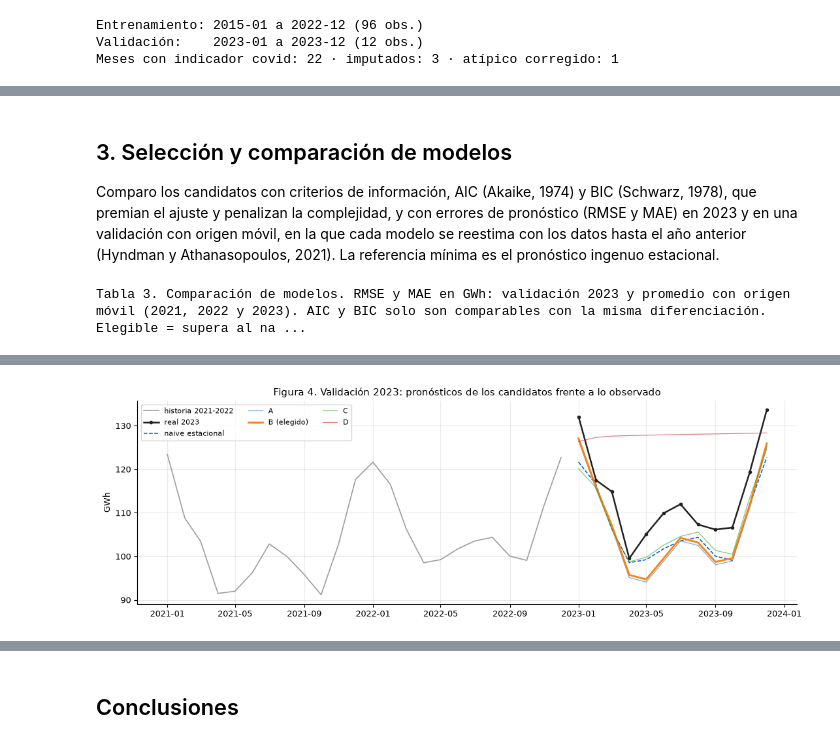
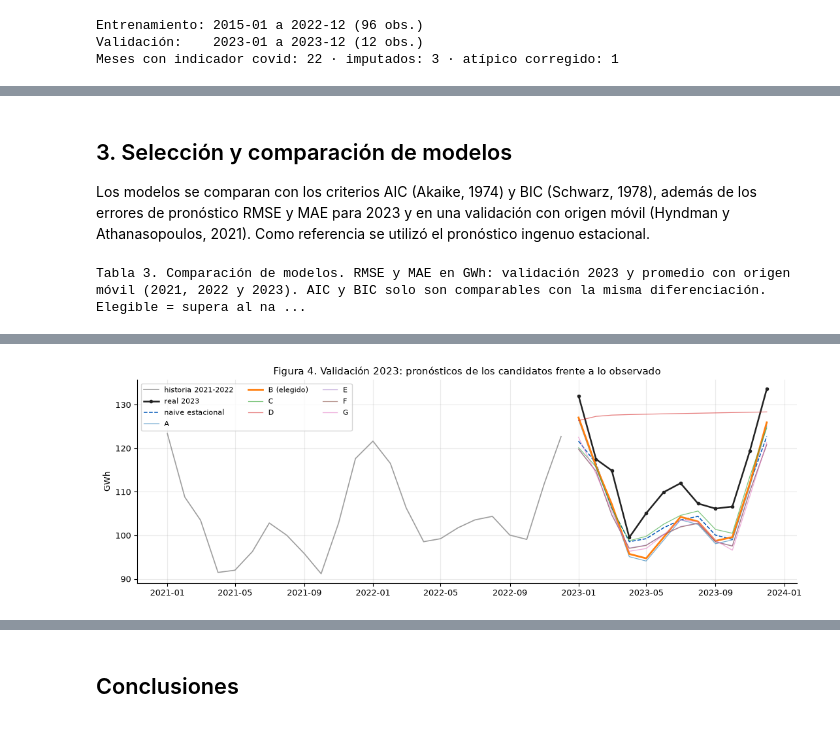
Before and after one commit to robertomoncada-blip/Magister_ciencia_datos, a Jupyter notebook: MCDI505/notebooks/mcdi505_f2rmoncada.ipynb, the cells around one changed output, grey strips where cells are left out. Saved outputs shown, nothing was run; the diff lists cells and outputs as text; code cells hidden in the pictures.

```diff
--- a/MCDI505/notebooks/mcdi505_f2rmoncada.ipynb
+++ b/MCDI505/notebooks/mcdi505_f2rmoncada.ipynb
@@ -206,7 +189,8 @@ for ax in axes:
     for k in (12, 24):
         ax.axvline(k, color=GRIS, ls=":", lw=0.8)
 plt.tight_layout(); plt.show()
-print(f"Banda 95 % = ±{c(banda, 3)} · rezagos ACF significativos: {sig_acf} · rezagos PACF significativos: {sig_pacf}")
+print(f"Banda 95 % = ±{c(banda, 3)} · rezagos ACF significativos: {sig_acf} · rezagos PACF significativos: {sig_pacf} · "
+      f"rezago {S}: ACF = {c(r_w[S])}, PACF = {c(p_w[S])}")
 
 # ---- Órdenes sugeridos por la evidencia (regla explícita) ----
 def mayor_corto(sig, tope=3):
@@ -223,8 +207,11 @@ d, D = d_sel, D_sel
 candidatos = [
     ("A. SARIMA sugerido por ACF/PACF", "SARIMA", (p_sug, d, q_sug, P_sug, D, Q_sug)),
     ("B. SARIMA tipo «airline»",        "SARIMA", (0, d, 1, 0, D, 1)),
-    ("C. ARMA(1,1) con la misma diferenciación", "ARMA", (1, d, 1, 0, D, 0)),
+    ("C. ARMA(1,1) sobre la serie diferenciada", "ARMA", (1, d, 1, 0, D, 0)),
     ("D. ARIMA sin parte estacional (referencia)", "ARIMA", (1, 1, 1, 0, 0, 0)),
+    ("E. AR(1) sobre la serie diferenciada", "AR", (1, d, 0, 0, D, 0)),
+    ("F. MA(1) sobre la serie diferenciada", "MA", (0, d, 1, 0, D, 0)),
+    ("G. SARIMA con AR estacional (PACF en el rezago 24)", "SARIMA", (0, d, 1, 1, D, 0)),
 ]
 vistos, unicos = set(), []
 for nom, fam, spec in candidatos:
@@ -334,7 +290,7 @@ interpretacion("2", texto)
 # %% [markdown]
 ## 3. Selección y comparación de modelos
 
-Comparo los candidatos con criterios de información, AIC (Akaike, 1974) y BIC (Schwarz, 1978), que premian el ajuste y penalizan la complejidad, y con errores de pronóstico (RMSE y MAE) en 2023 y en una validación con origen móvil, en la que cada modelo se reestima con los datos hasta el año anterior (Hyndman y Athanasopoulos, 2021). La referencia mínima es el pronóstico ingenuo estacional.
+Los modelos se comparan con los criterios AIC (Akaike, 1974) y BIC (Schwarz, 1978), además de los errores de pronóstico RMSE y MAE para 2023 y en una validación con origen móvil (Hyndman y Athanasopoulos, 2021). Como referencia se utilizó el pronóstico ingenuo estacional.
 # %%
 # Referencia obligatoria: naive estacional (repite el valor del mismo mes del año anterior)
 naive_val = y["2022-01":"2022-12"].to_numpy()
@@ -400,6 +356,9 @@ supera = bool(tab3.loc[seleccion, "supera naive"])
 tab3["elegible"] = np.where(comparable, np.where(tab3["supera naive"] & tab3["pasa LB"], "Sí", "No"), "")
 print("Tabla 3. Comparación de modelos. RMSE y MAE en GWh: validación 2023 y promedio con origen móvil (2021, 2022 y 2023). "
       "AIC y BIC solo son comparables con la misma diferenciación. Elegible = supera al naive en RMSE móvil y pasa Ljung-Box (p > 0,05 en 12 y 24)")
+nivel_movil = float(y[f"{ORIGENES[0]}-01":f"{ORIGENES[-1]}-12"].mean())
+print(f"Consumo medio mensual {ORIGENES[0]}-{ORIGENES[-1]} = {c(nivel_movil)} GWh · MAE móvil del elegido = {c(100 * tab3.loc[seleccion, 'MAE móvil'] / nivel_movil, 1)} % "
+      f"de ese nivel (naive estacional: {c(100 * tab3.loc[NAIVE, 'MAE móvil'] / nivel_movil, 1)} %)")
 display(tab3[["AIC", "BIC", "RMSE", "MAE", "RMSE móvil", "MAE móvil", "LB p (12)", "LB p (24)", "puntaje", "elegible"]].round(3))
 
 # ---- Figura 4: pronósticos de validación ----
@@ -423,2 +385,2 @@ Tabla 3. Comparación de modelos. RMSE y MAE en GWh: validación 2023 y promedio
 | Naive estacional (referencia) | NaN | NaN | 7,263 | 6,528 | 7,721 | 6,655 | NaN | NaN | NaN |  |
-[figure, old version]
+[figure, new version]
```
Also changed, not shown: parts of 24 cells of this notebook, 1 other file.
